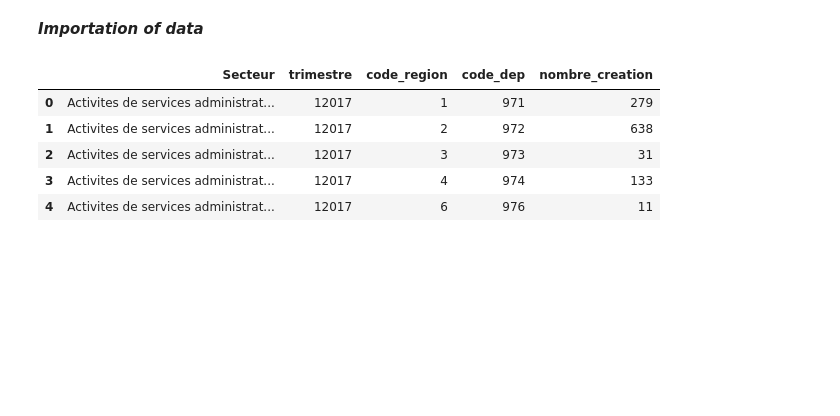
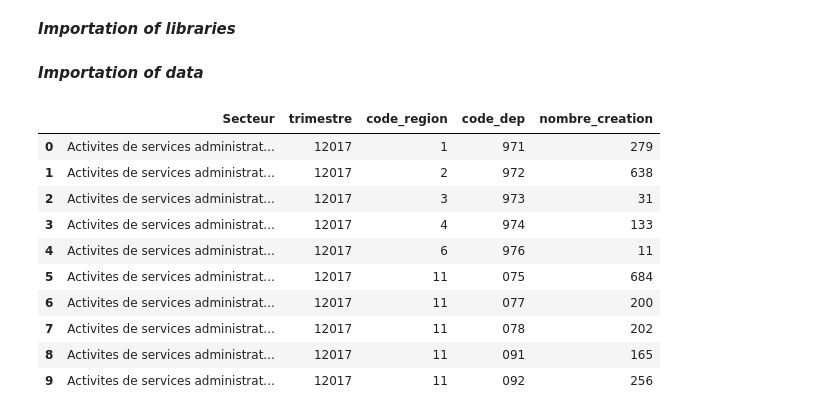
Before and after one commit to SamyaAmernis/DRiM-Challenge, a Jupyter notebook: data.ipynb, the cells around one changed output. Cells and saved outputs as stored; diff of their text form; code cells hidden in the pictures; blank space fills up the shorter version.

```diff
--- a/data.ipynb
+++ b/data.ipynb
@@ -1,2 +1,4 @@
+# %% [markdown]
+***Importation of libraries***
 # %%
 import pandas as pd
@@ -4,11 +7,17 @@ import pandas as pd
 ***Importation of data***
 # %%
 dfcreation = pd.read_csv(filepath_or_buffer = './TABLE_CREATION_2017_2023.csv')
-dfcreation.head()
-# %% [output]
-|  | Secteur | trimestre | code_region | code_dep | nombre_creation |
-| 0 | Activites de services administrat... | 12017 | 1 | 971 | 279 |
-| 1 | Activites de services administrat... | 12017 | 2 | 972 | 638 |
-| 2 | Activites de services administrat... | 12017 | 3 | 973 | 31 |
-| 3 | Activites de services administrat... | 12017 | 4 | 974 | 133 |
-| 4 | Activites de services administrat... | 12017 | 6 | 976 | 11 |
+# %%
+dfcreation.head(10)
+# %% [output]
+|  | Secteur | trimestre | code_region | code_dep | nombre_creation |
+| 0 | Activites de services administrat... | 12017 | 1 | 971 | 279 |
+| 1 | Activites de services administrat... | 12017 | 2 | 972 | 638 |
+| 2 | Activites de services administrat... | 12017 | 3 | 973 | 31 |
+| 3 | Activites de services administrat... | 12017 | 4 | 974 | 133 |
+| 4 | Activites de services administrat... | 12017 | 6 | 976 | 11 |
+| 5 | Activites de services administrat... | 12017 | 11 | 075 | 684 |
+| 6 | Activites de services administrat... | 12017 | 11 | 077 | 200 |
+| 7 | Activites de services administrat... | 12017 | 11 | 078 | 202 |
+| 8 | Activites de services administrat... | 12017 | 11 | 091 | 165 |
+| 9 | Activites de services administrat... | 12017 | 11 | 092 | 256 |
```
Also changed, not shown: parts of 13 cells of this notebook.
